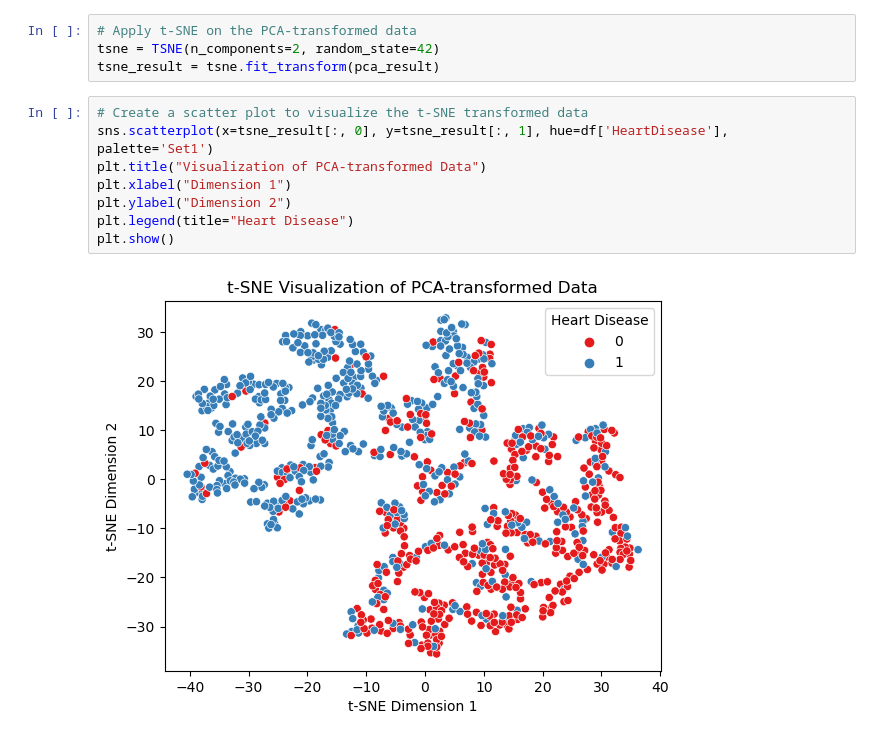
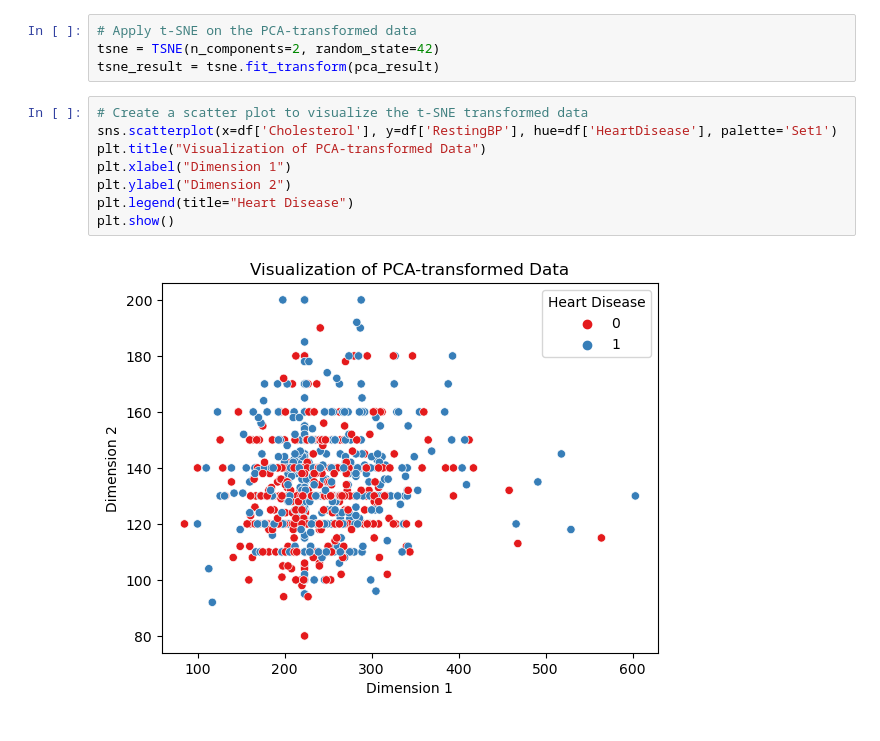
Before and after one commit to rinkal-raj/LHL-FINAL-PROJECT, a Jupyter notebook: notebooks/cluster_algorithm.ipynb, the cells around one changed output. Cells and saved outputs as stored; diff of their text form.

```diff
--- a/notebooks/cluster_algorithm.ipynb
+++ b/notebooks/cluster_algorithm.ipynb
@@ -189,11 +189,11 @@ tsne = TSNE(n_components=2, random_state=42)
 tsne_result = tsne.fit_transform(pca_result)
 # %%
 # Create a scatter plot to visualize the t-SNE transformed data
-sns.scatterplot(x=tsne_result[:, 0], y=tsne_result[:, 1], hue=df['HeartDisease'], palette='Set1')
+sns.scatterplot(x=df['Cholesterol'], y=df['RestingBP'], hue=df['HeartDisease'], palette='Set1')
 plt.title("Visualization of PCA-transformed Data")
 plt.xlabel("Dimension 1")
 plt.ylabel("Dimension 2")
 plt.legend(title="Heart Disease")
 plt.show()
 # %% [output]
-[figure, old version]
+[figure, new version]
```
Also changed, not shown: parts of 3 cells of this notebook.
